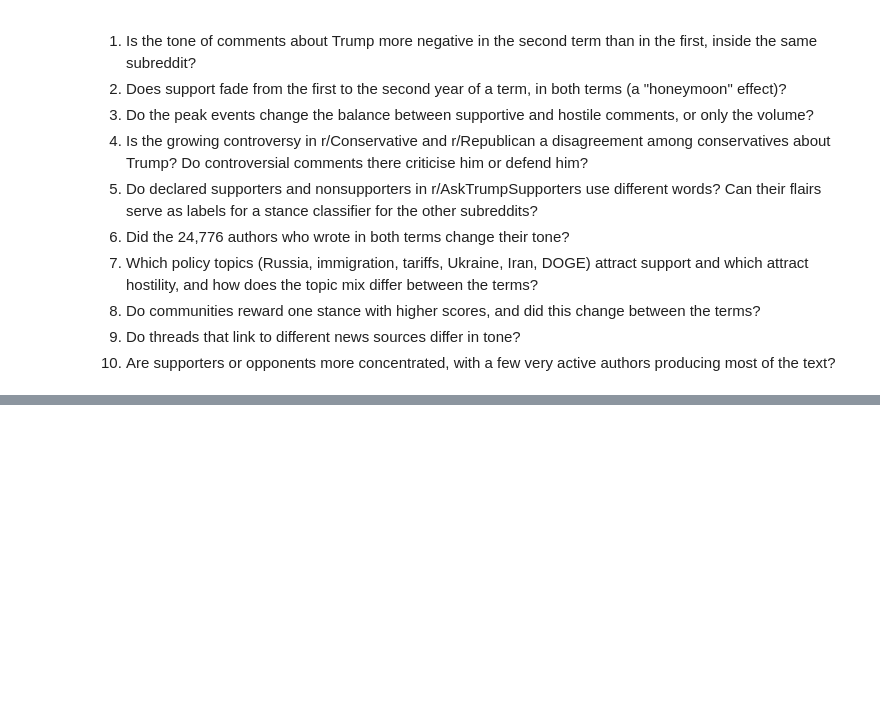
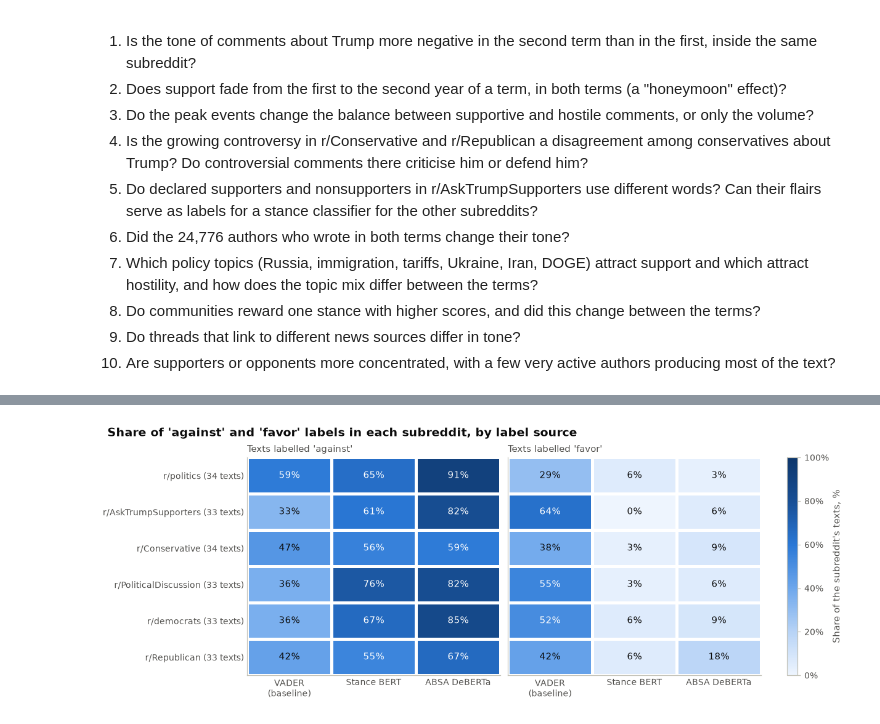
Before and after one commit to khorunzhaviktoriia/reddit_analysis_project, a Jupyter notebook: notebooks/EDA/eda.ipynb, the cells around one changed output, grey strips where cells are left out. Cells and saved outputs as stored; diff of their text form; code cells hidden in the pictures; blank space fills up the shorter version.

```diff
--- a/notebooks/EDA/eda.ipynb
+++ b/notebooks/EDA/eda.ipynb
@@ -1127,0 +1528,25 @@ per_stance
+# %%
+texts_in = results["subreddit"].value_counts()
+
+fig, axes = plt.subplots(1, 2, figsize=(11, 4.1), sharey=True, layout="constrained")
+for ax, label in zip(axes, ["against", "favor"]):
+    table = pd.DataFrame({
+        r: 100 * (rows_for(r)[label_column(r)] == label).groupby(rows_for(r)["subreddit"]).mean() for r in raters
+    }).reindex(SUBREDDITS)
+    mesh = ax.pcolormesh(table.to_numpy(dtype=float), cmap=BLUES, vmin=0, vmax=100, edgecolors="white", linewidth=2)
+    for i in range(table.shape[0]):
+        for j in range(table.shape[1]):
+            v = table.iat[i, j]
+            if not np.isnan(v):
+                ax.text(j + 0.5, i + 0.5, f"{v:.0f}%", ha="center", va="center", fontsize=9.5, color=ink_on(mesh.cmap(mesh.norm(v))))
+    ax.set_xticks(np.arange(len(raters)) + 0.5, [RATER_NAME[r].replace(" (", "\n(") for r in raters])
+    ax.set_title(f"Texts labelled '{label}'")
+    ax.grid(False)
+    ax.tick_params(length=0)
+axes[0].set_yticks(np.arange(len(SUBREDDITS)) + 0.5, [f"r/{s} ({texts_in[s]} texts)" for s in SUBREDDITS])
+axes[0].invert_yaxis()
+fig.colorbar(mesh, ax=axes, label="Share of the subreddit's texts, %", format=PERCENT)
+headline(fig, "Share of 'against' and 'favor' labels in each subreddit, by label source")
+plt.show()
+# %% [output]
+[figure, added]
```
Also changed, not shown: parts of 28 cells of this notebook, 1 other file.
